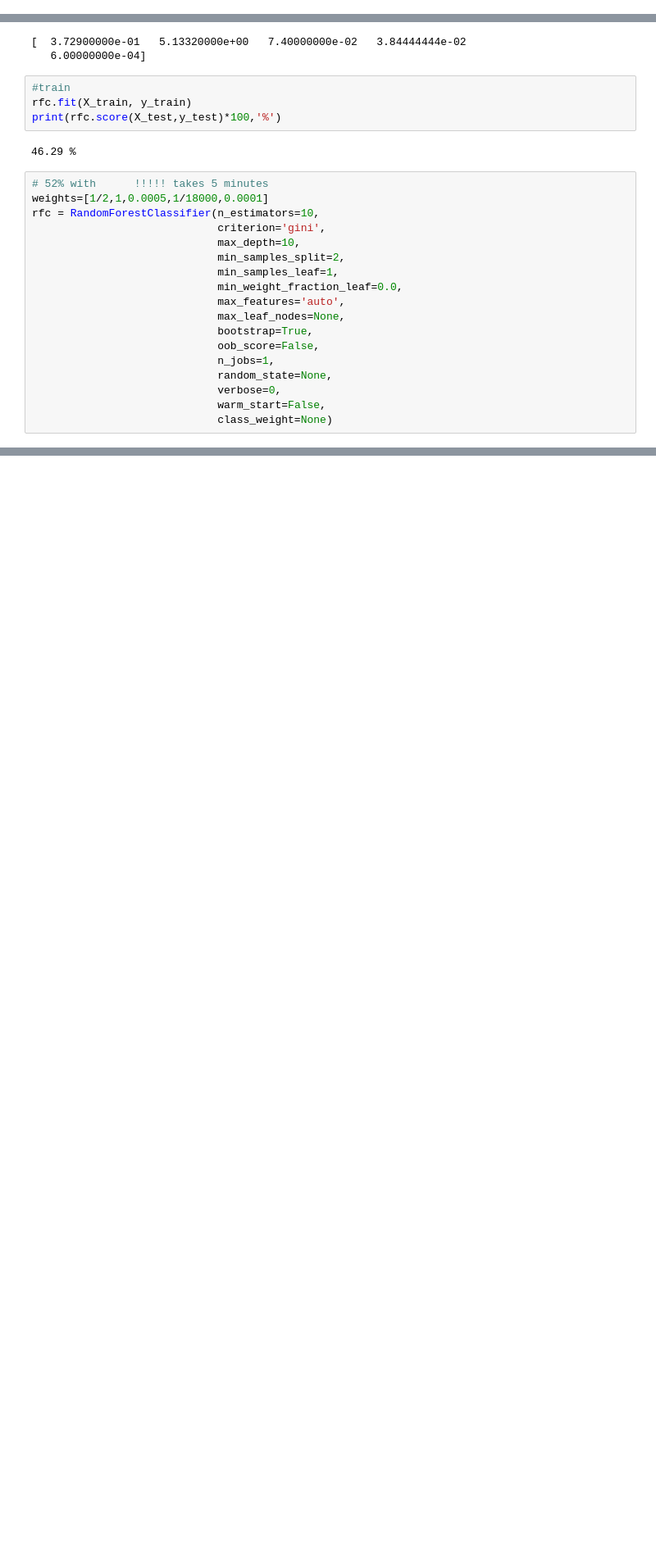
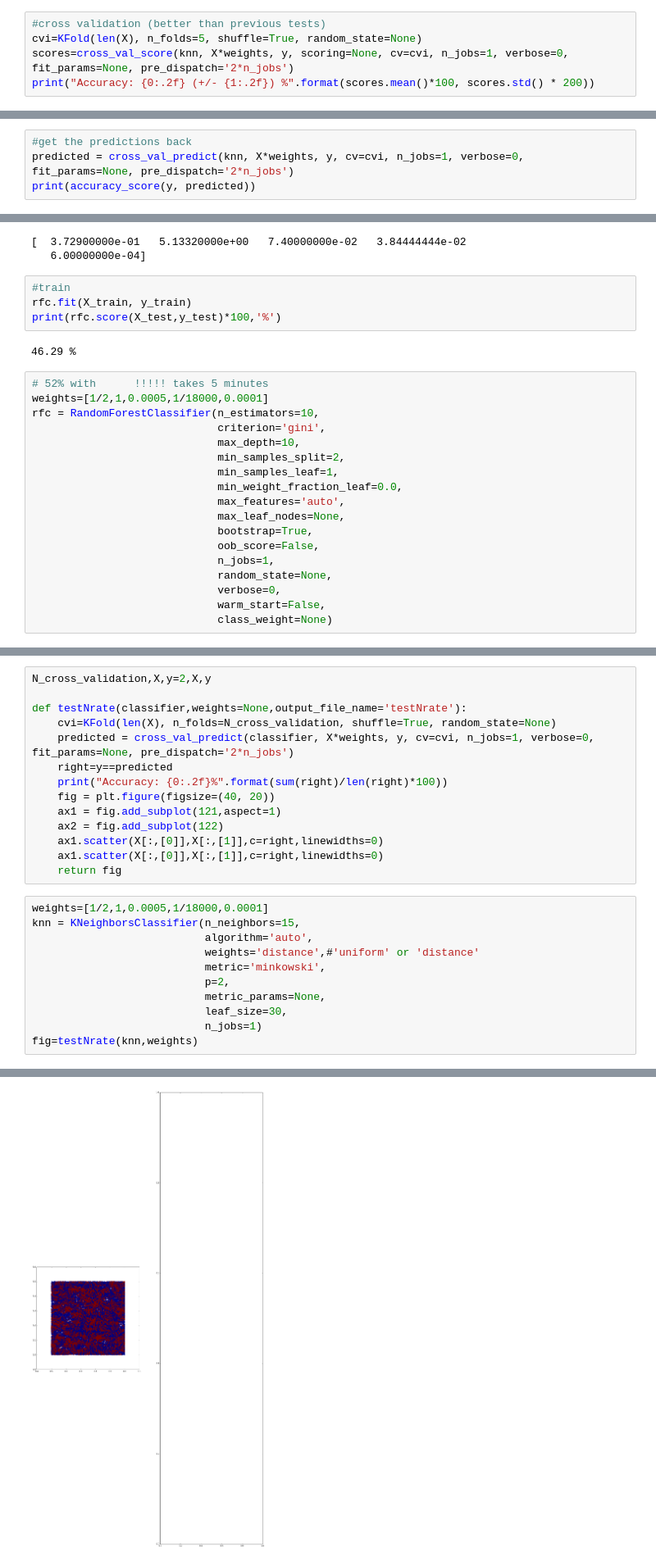
Before and after one commit to apibrac/FacebookChecksIn, a Jupyter notebook: 01_grip.ipynb, the cells around one changed output, grey strips where cells are left out. Shown at 82% size. Saved outputs shown, nothing was run; the diff lists cells and outputs as text; blank space fills up the shorter version.

Commit message:
first visualization tools

```diff
--- a/01_grip.ipynb
+++ b/01_grip.ipynb
@@ -72,3 +77,8 @@ knn.fit(X_train, y_train)
 print(knn.score(X_test,y_test)*100,'%')
 # %% [output]
 55.56 %
+# %%
+#cross validation (better than previous tests)
+cvi=KFold(len(X), n_folds=5, shuffle=True, random_state=None)
+scores=cross_val_score(knn, X*weights, y, scoring=None, cv=cvi, n_jobs=1, verbose=0, fit_params=None, pre_dispatch='2*n_jobs')
+print("Accuracy: {0:.2f} (+/- {1:.2f}) %".format(scores.mean()*100, scores.std() * 200))
@@ -74,0 +87,4 @@ print(knn.score(X_test,y_test)*100,'%')
+# %%
+#get the predictions back
+predicted = cross_val_predict(knn, X*weights, y, cv=cvi, n_jobs=1, verbose=0, fit_params=None, pre_dispatch='2*n_jobs')
+print(accuracy_score(y, predicted))
@@ -162,0 +178,26 @@ further :
+# %%
+N_cross_validation,X,y=2,X,y
+
+def testNrate(classifier,weights=None,output_file_name='testNrate'):
+    cvi=KFold(len(X), n_folds=N_cross_validation, shuffle=True, random_state=None)
+    predicted = cross_val_predict(classifier, X*weights, y, cv=cvi, n_jobs=1, verbose=0, fit_params=None, pre_dispatch='2*n_jobs')
+    right=y==predicted
+    print("Accuracy: {0:.2f}%".format(sum(right)/len(right)*100))
+    fig = plt.figure(figsize=(40, 20))
+    ax1 = fig.add_subplot(121,aspect=1)
+    ax2 = fig.add_subplot(122)
+    ax1.scatter(X[:,[0]],X[:,[1]],c=right,linewidths=0)
+    ax1.scatter(X[:,[0]],X[:,[1]],c=right,linewidths=0)
+    return fig
+# %%
+weights=[1/2,1,0.0005,1/18000,0.0001]
+knn = KNeighborsClassifier(n_neighbors=15,
+                           algorithm='auto',
+                           weights='distance',#'uniform' or 'distance'
+                           metric='minkowski',
+                           p=2,
+                           metric_params=None,
+                           leaf_size=30,
+                           n_jobs=1)
+fig=testNrate(knn,weights)
+# %% [output]
@@ -162,0 +205 @@ further :
+[figure, added]
```
Also changed, not shown: parts of 14 cells of this notebook.
